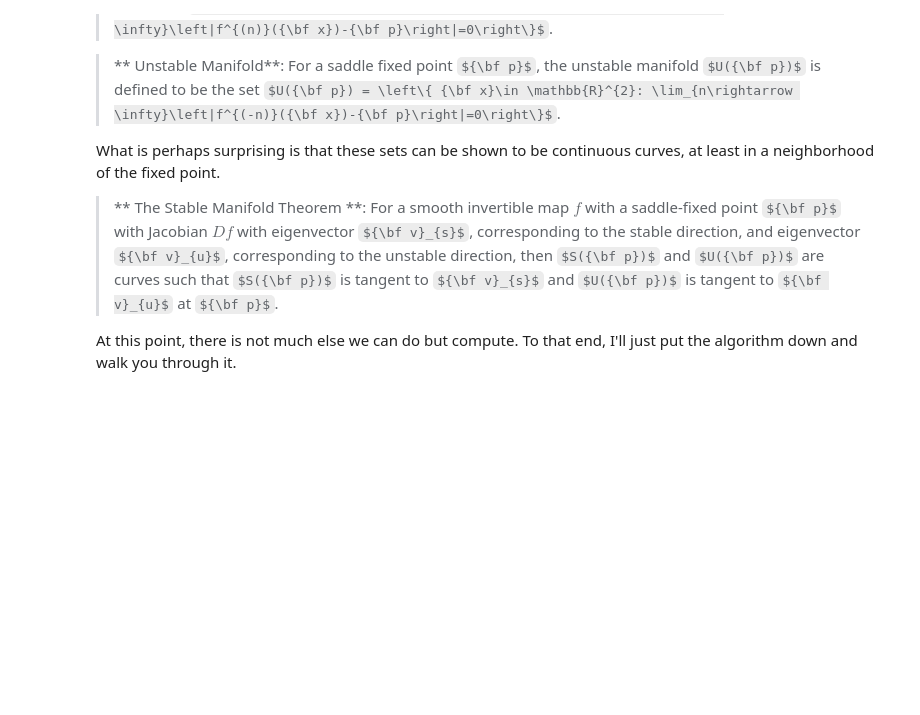
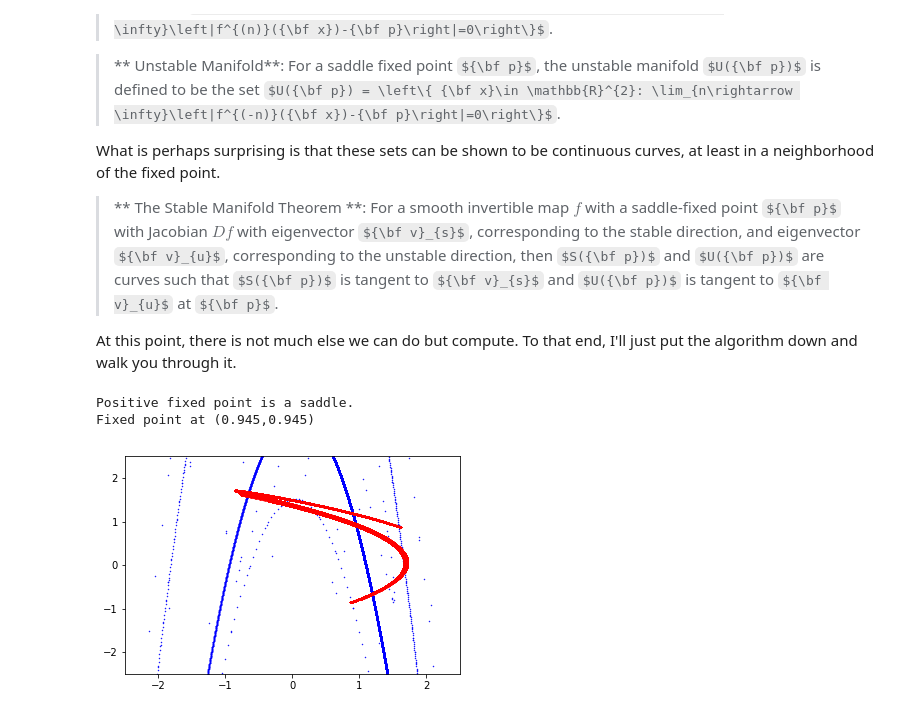
Before and after one commit to cwcurtis/Math-538-Notebooks, a Jupyter notebook: Lectures/Two_Dimensional_Maps.ipynb, the cells around one changed output. Saved outputs shown, nothing was run; the diff lists cells and outputs as text; code cells hidden in the pictures; some formulas as TeX source; blank space fills up the shorter version.

```diff
--- a/Lectures/Two_Dimensional_Maps.ipynb
+++ b/Lectures/Two_Dimensional_Maps.ipynb
@@ -306,7 +306,7 @@ def henon_inv_map_2d(a,b,xpt):
 def recursive_cut(a,b,al,ar,f,cpoints):
     fal = f(a,b,al)
     far = f(a,b,ar)
-    if npnorm(far-fal) <= 1e-10:
+    if npnorm(far-fal) <= 1e-9:
         ali = np.zeros((1,2))
         ari = np.zeros((1,2))
         ali[0,:] = al
@@ -325,7 +325,6 @@ def mani_make(a,b,avec,bvec,f,man,cmax,clr):
 
     plt.scatter(man[:,0],man[:,1],color=clr,s=.1)
     cnt = 0
-    nsteps = (man[:,0]).size
 
     while cnt < cmax:
         man = f(a,b,man)
@@ -398,4 +397,8 @@ def henon_manifold(a,b,tol,cmax):
     uman[0,:] = fxpt
     mani_make(a,b,avec,bvec,henon_map_2d,uman,cmax,'r')
 # %%
-henon_manifold(2.12,-.3,1e-7,30)
+henon_manifold(2.12,-.3,1e-6,40)
+# %% [output]
+Positive fixed point is a saddle.
+Fixed point at (0.945,0.945)
+[figure, added]
```
